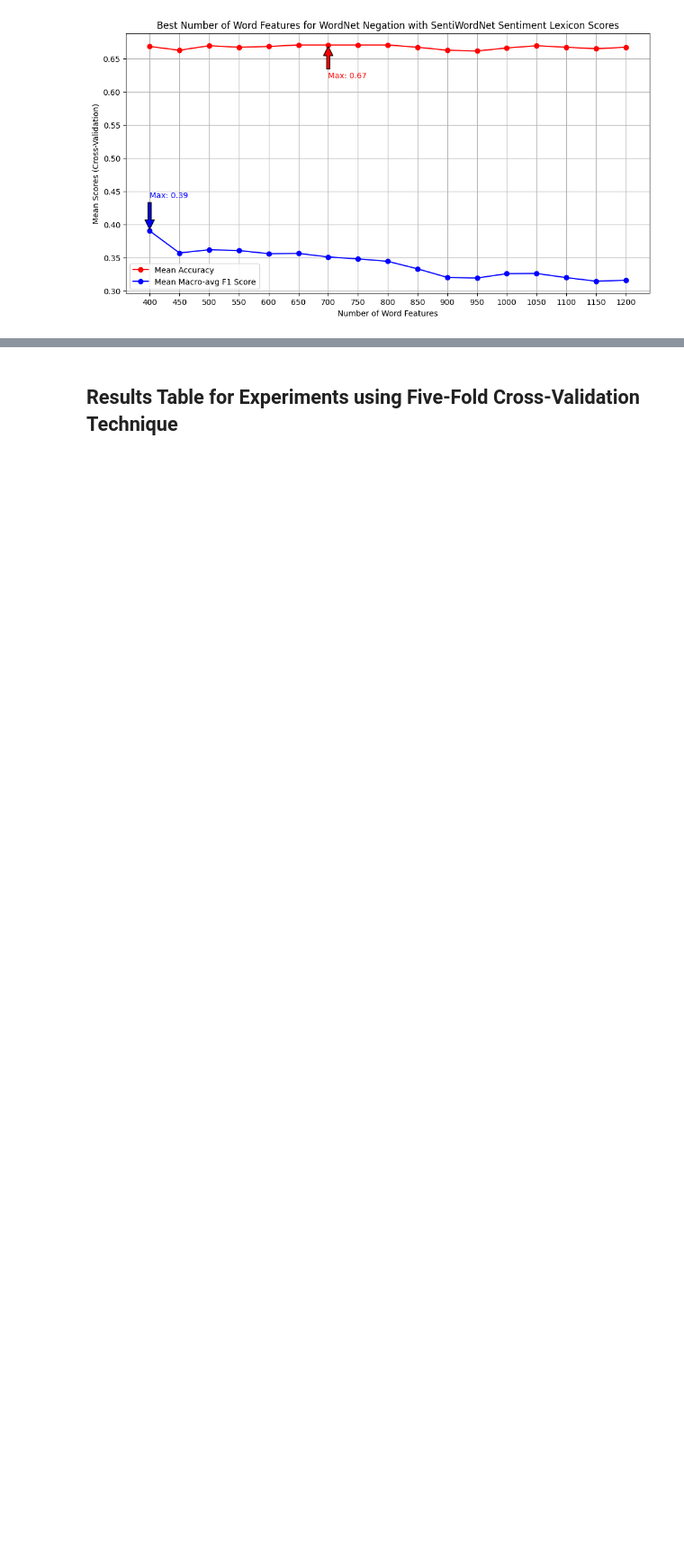
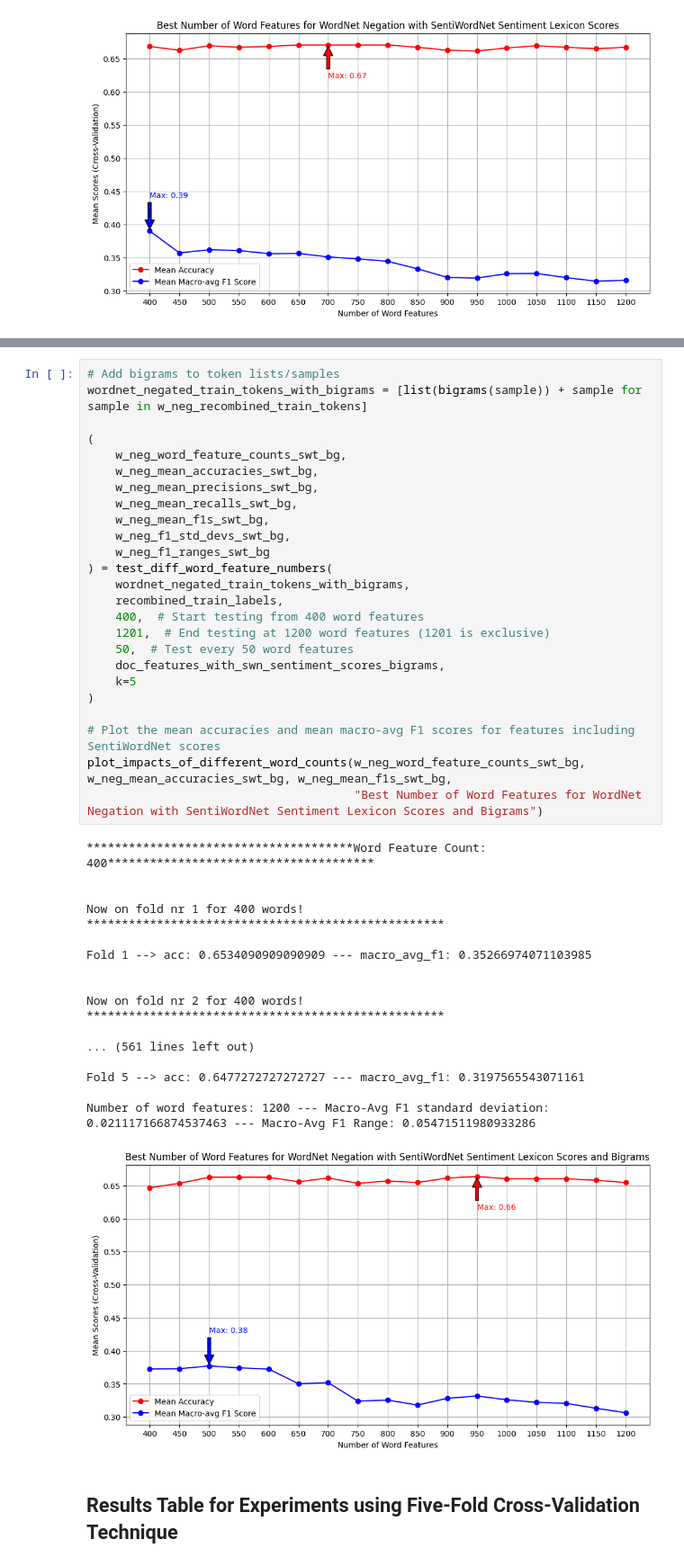
Before and after one commit to nyx500/NLP_Project_on_Poem_Sentiment_Analysis, a Jupyter notebook: NLP_Coursework_Poem_Sentiment_Classification.ipynb, the cells around one changed output, grey strips where cells are left out. Shown at 90% size. Saved outputs shown, nothing was run; the diff lists cells and outputs as text; blank space fills up the shorter version.

```diff
--- a/NLP_Coursework_Poem_Sentiment_Classification.ipynb
+++ b/NLP_Coursework_Poem_Sentiment_Classification.ipynb
@@ -2656,3 +2656,47 @@ Number of word features: 1200 --- Macro-Avg F1 standard deviation: 0.01889167052
+# %%
+# Add bigrams to token lists/samples
+wordnet_negated_train_tokens_with_bigrams = [list(bigrams(sample)) + sample for sample in w_neg_recombined_train_tokens]
+
+(
+    w_neg_word_feature_counts_swt_bg,
+    w_neg_mean_accuracies_swt_bg,
+    w_neg_mean_precisions_swt_bg,
+    w_neg_mean_recalls_swt_bg,
+    w_neg_mean_f1s_swt_bg,
+    w_neg_f1_std_devs_swt_bg,
+    w_neg_f1_ranges_swt_bg
+) = test_diff_word_feature_numbers(
+    wordnet_negated_train_tokens_with_bigrams,
+    recombined_train_labels,
+    400,  # Start testing from 400 word features
+    1201,  # End testing at 1200 word features (1201 is exclusive)
+    50,  # Test every 50 word features
+    doc_features_with_swn_sentiment_scores_bigrams,
+    k=5
+)
+
+# Plot the mean accuracies and mean macro-avg F1 scores for features including SentiWordNet scores
+plot_impacts_of_different_word_counts(w_neg_word_feature_counts_swt_bg, w_neg_mean_accuracies_swt_bg, w_neg_mean_f1s_swt_bg,
+                                      "Best Number of Word Features for WordNet Negation with SentiWordNet Sentiment Lexicon Scores and Bigrams")
+# %% [output]
+**************************************Word Feature Count: 400**************************************
+
+
+Now on fold nr 1 for 400 words!
+***************************************************
+
+Fold 1 --> acc: 0.6534090909090909 --- macro_avg_f1: 0.35266974071103985
+
+
+Now on fold nr 2 for 400 words!
+***************************************************
+
+... (561 lines left out)
+
+Fold 5 --> acc: 0.6477272727272727 --- macro_avg_f1: 0.3197565543071161
+
+Number of word features: 1200 --- Macro-Avg F1 standard deviation: 0.021117166874537463 --- Macro-Avg F1 Range: 0.05471511980933286
+[figure, added]
 # %% [markdown]
 ## Results Table for Experiments using Five-Fold Cross-Validation Technique
 # %% [markdown]
```
Also changed, not shown: parts of 9 cells of this notebook.
